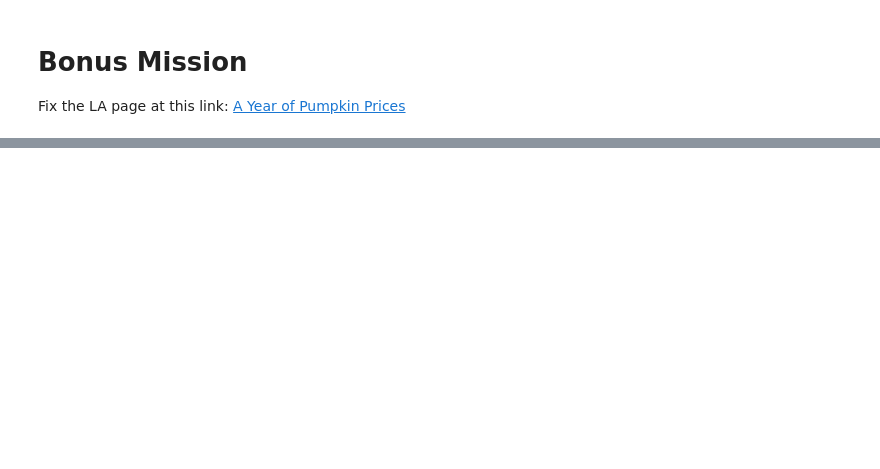
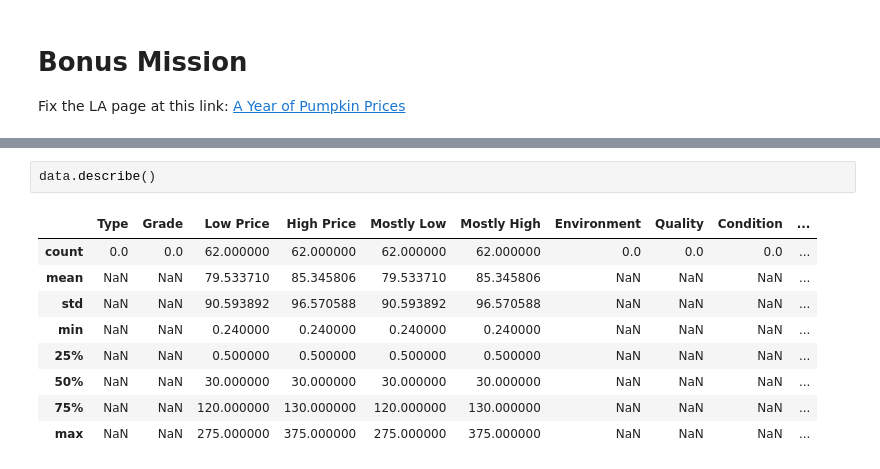
Before and after one commit to MiaFRobinson3/data-analysis-projects2, a Jupyter notebook: cleaning-data-with-pandas/studio/SFran-pumpkins.ipynb, the cells around one changed output, grey strips where cells are left out. Cells and saved outputs as stored; diff of their text form; blank space fills up the shorter version.

```diff
--- a/cleaning-data-with-pandas/studio/SFran-pumpkins.ipynb
+++ b/cleaning-data-with-pandas/studio/SFran-pumpkins.ipynb
@@ -217,0 +371,12 @@ Fix the LA page at this link: [A Year of Pumpkin Prices](https://www.kaggle.com/
+# %%
+data.describe()
+# %% [output]
+|  | Type | Grade | Low Price | High Price | Mostly Low | Mostly High | Environment | Quality | Condition | ... |
+| count | 0.0 | 0.0 | 62.000000 | 62.000000 | 62.000000 | 62.000000 | 0.0 | 0.0 | 0.0 | ... |
+| mean | NaN | NaN | 79.533710 | 85.345806 | 79.533710 | 85.345806 | NaN | NaN | NaN | ... |
+| std | NaN | NaN | 90.593892 | 96.570588 | 90.593892 | 96.570588 | NaN | NaN | NaN | ... |
+| min | NaN | NaN | 0.240000 | 0.240000 | 0.240000 | 0.240000 | NaN | NaN | NaN | ... |
+| 25% | NaN | NaN | 0.500000 | 0.500000 | 0.500000 | 0.500000 | NaN | NaN | NaN | ... |
+| 50% | NaN | NaN | 30.000000 | 30.000000 | 30.000000 | 30.000000 | NaN | NaN | NaN | ... |
+| 75% | NaN | NaN | 120.000000 | 130.000000 | 120.000000 | 130.000000 | NaN | NaN | NaN | ... |
+| max | NaN | NaN | 275.000000 | 375.000000 | 275.000000 | 375.000000 | NaN | NaN | NaN | ... |
```
Also changed, not shown: parts of 27 cells of this notebook, 8 other files.
